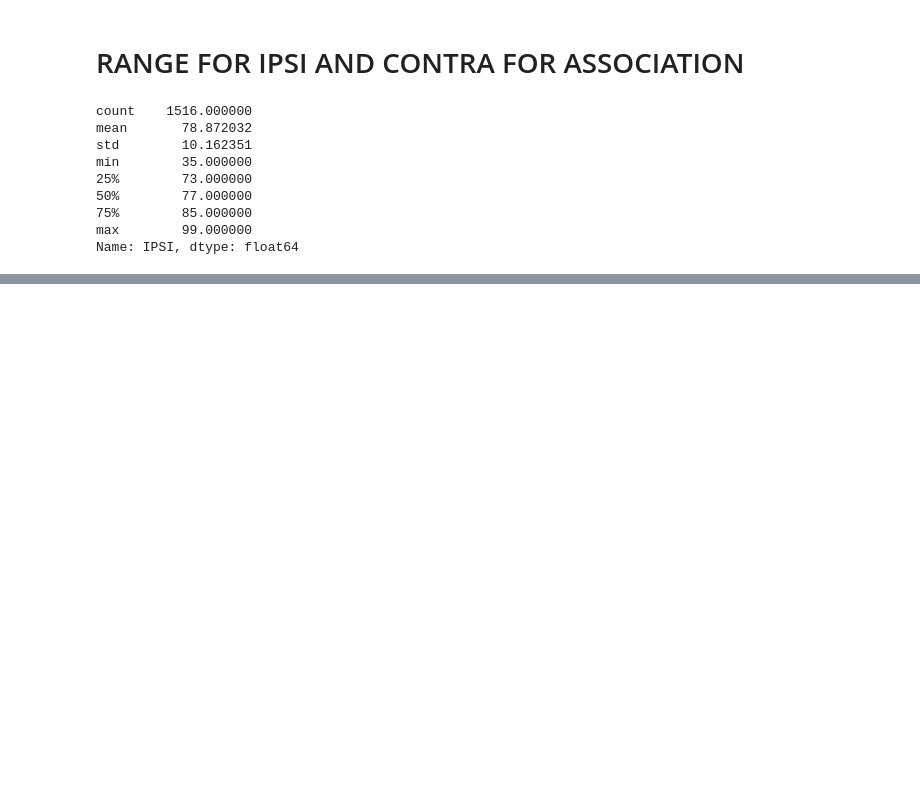
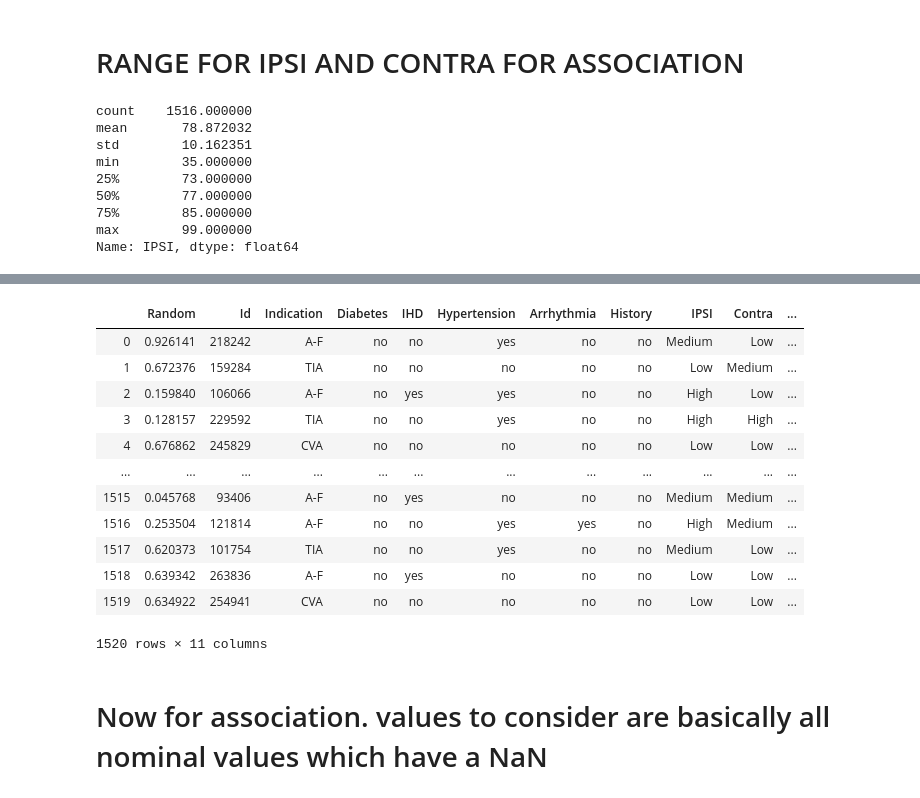
Before and after one commit to Kikumu/Datamining, a Jupyter notebook: acw tesing.ipynb, the cells around one changed output, grey strips where cells are left out. Cells and saved outputs as stored; diff of their text form; code cells hidden in the pictures; blank space fills up the shorter version.

```diff
--- a/acw tesing.ipynb
+++ b/acw tesing.ipynb
@@ -504,0 +529,14 @@ for item in ipsi:
+# %%
+contra = df['Contra']
+COUNT = 0
+for item in contra:
+    if 0<= item<=49:
+        x = str("Low")
+        contra[COUNT] = x
+    elif 50<= item<80:
+        x = str("Medium")
+        contra[COUNT] = x
+    elif item>=85:
+        x = str("High")
+        contra[COUNT] = x
+    COUNT = COUNT + 1
@@ -504,0 +558,18 @@ for item in ipsi:
+# %%
+df
+# %% [output]
+|  | Random | Id | Indication | Diabetes | IHD | Hypertension | Arrhythmia | History | IPSI | Contra | ... |
+| 0 | 0.926141 | 218242 | A-F | no | no | yes | no | no | Medium | Low | ... |
+| 1 | 0.672376 | 159284 | TIA | no | no | no | no | no | Low | Medium | ... |
+| 2 | 0.159840 | 106066 | A-F | no | yes | yes | no | no | High | Low | ... |
+| 3 | 0.128157 | 229592 | TIA | no | no | yes | no | no | High | High | ... |
+| 4 | 0.676862 | 245829 | CVA | no | no | no | no | no | Low | Low | ... |
+| ... | ... | ... | ... | ... | ... | ... | ... | ... | ... | ... | ... |
+| 1515 | 0.045768 | 93406 | A-F | no | yes | no | no | no | Medium | Medium | ... |
+| 1516 | 0.253504 | 121814 | A-F | no | no | yes | yes | no | High | Medium | ... |
+| 1517 | 0.620373 | 101754 | TIA | no | no | yes | no | no | Medium | Low | ... |
+| 1518 | 0.639342 | 263836 | A-F | no | yes | no | no | no | Low | Low | ... |
+| 1519 | 0.634922 | 254941 | CVA | no | no | no | no | no | Low | Low | ... |
+1520 rows × 11 columns
+# %% [markdown]
+# Now for association. values to consider are basically all nominal values which have a NaN
```
Also changed, not shown: parts of 17 cells of this notebook.
